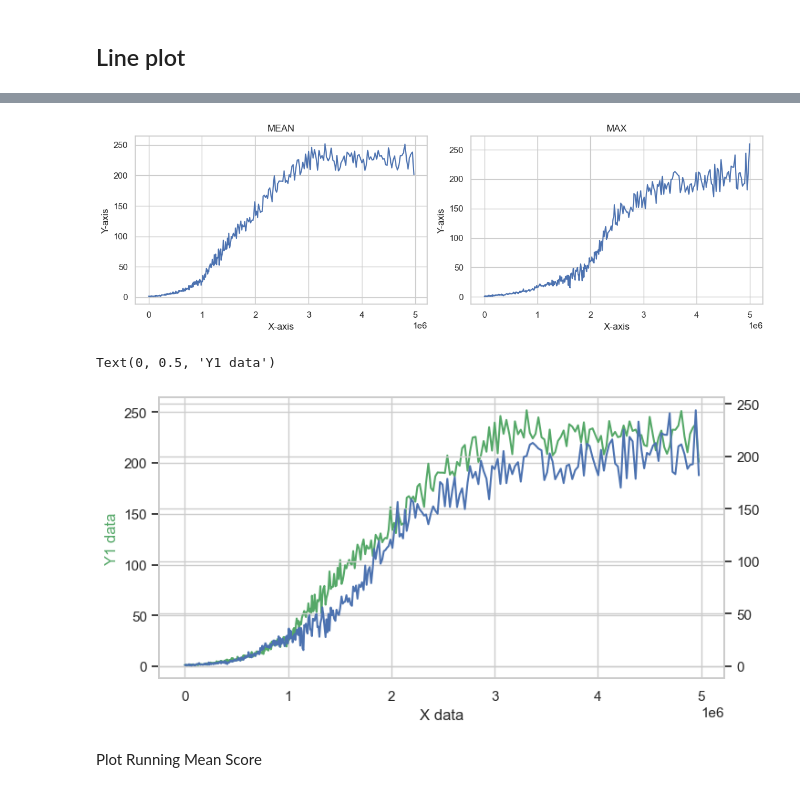
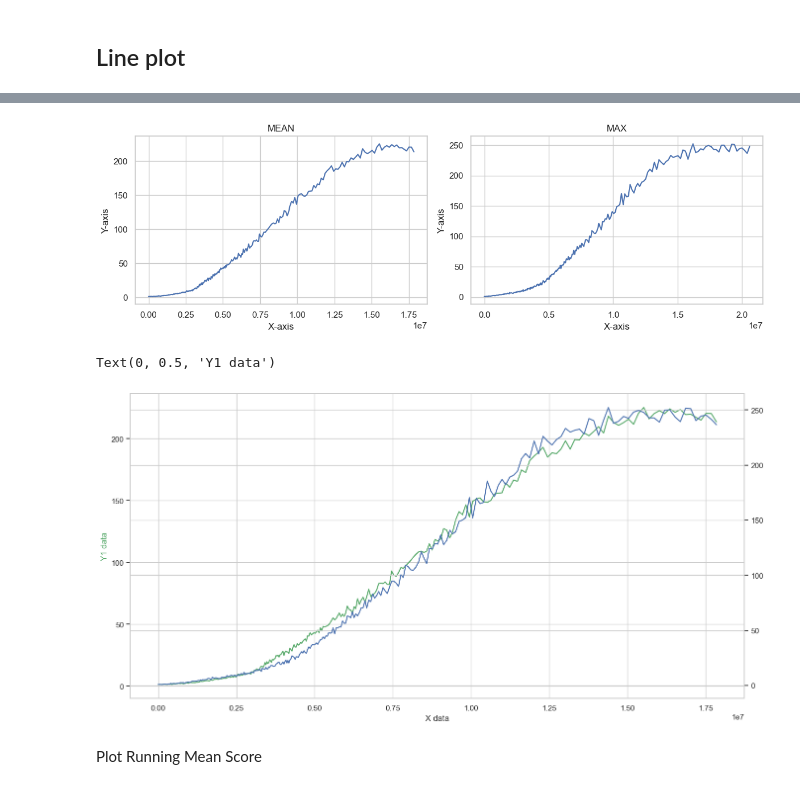
Before and after one commit to vietnhprivat/snake_ai, a Jupyter notebook: src/Classes/data_collection.ipynb, the cells around one changed output, grey strips where cells are left out. Drawn from its saved outputs; the diff is of its cells as text; code cells hidden in the pictures.

```diff
--- a/src/Classes/data_collection.ipynb
+++ b/src/Classes/data_collection.ipynb
@@ -37,8 +37,8 @@ def load_data(file_path):
     return dataframe
 
 # Defining data
-onestep = load_data(file_path='DQL_PLOT\TEST_PLOTS\plot_file_onestep_15_01.pkl')
-vector = load_data(file_path='DQL_PLOT\TEST_PLOTS\plot_file_vector_15_01.pkl')
+onestep = load_data(file_path='DQL_PLOT\TEST_PLOTS\onestep_training_17_01.pkl')
+vector = load_data(file_path=r'DQL_PLOT\TEST_PLOTS\vector_training_17_01.pkl')
 # %% [markdown]
 Plot score data
 # %%
@@ -83,11 +85,11 @@ def get_batch(dataframe, mode='max', batch_size=100):
 
     if mode == 'mean':
         # Calculating mean of each batch
+        batched_rest_mean = np.array(np.mean(score[num_batches*batch_size:]))
+        batched_mean = np.mean(batched_games, axis=1)
+    if mode == 'max':
         batched_rest_mean = np.array(np.max(score[num_batches*batch_size:]))
         batched_mean = np.max(batched_games, axis=1)
-    else:
-        batched_rest_mean = np.array(np.mean(score[num_batches*batch_size:]))
-        batched_mean = np.mean(batched_games, axis=1)
 
     # Greating batched mean and batched game
     batched_score = np.concatenate((batched_mean, [batched_rest_mean]))
@@ -100,12 +102,20 @@ def get_batch(dataframe, mode='max', batch_size=100):
 
     return batched_df
 
-onestep_max = get_batch(onestep, mode='max', batch_size=80)
-vector_max = get_batch(vector, mode='max', batch_size=63)
 
-display(onestep_max, vector_max)
+
+
+
+onestep_max = get_batch(onestep, mode='mean', batch_size=500)
+
+score = np.array(vector['scores'])
+convert = len(score)//len(onestep_max)
+
+vector_max = get_batch(vector, mode='mean', batch_size=convert)
 
 score = np.array(vector['scores'])
 len(score)//len(onestep_max)
+
+display(onestep_max, vector_max)
 # %% [output]
 |  | score | steps |
@@ -161,24 +170,24 @@ plt.tight_layout()
 # Show the plots
 plt.show()
 # %% [output]
-[figure, old version]
+[figure, new version]
 # %%
 x = onestep_max['steps']
 y1 = onestep_max['score']
-y2 = vector_max['score'][:400]
+y2 = vector_max['score'][:280]
 
-fig, ax1 = plt.subplots(figsize=(8,4))
+fig, ax1 = plt.subplots(figsize=(16,8))
 
 ax2 = ax1.twinx()
 ax1.plot(x, y1, 'g-')
 ax2.plot(x, y2, 'b-')
 
 ax1.set_xlabel('X data')
 ax1.set_ylabel('Y1 data', color='g')
 # ax2.set_ylabel('Y2 data', color='b')
 # %% [output]
 Text(0, 0.5, 'Y1 data')
-[figure, old version]
+[figure, new version]
 # %% [markdown]
 Plot Running Mean Score
 # %%
```
Also changed, not shown: parts of 2 cells of this notebook, 1 other file.
